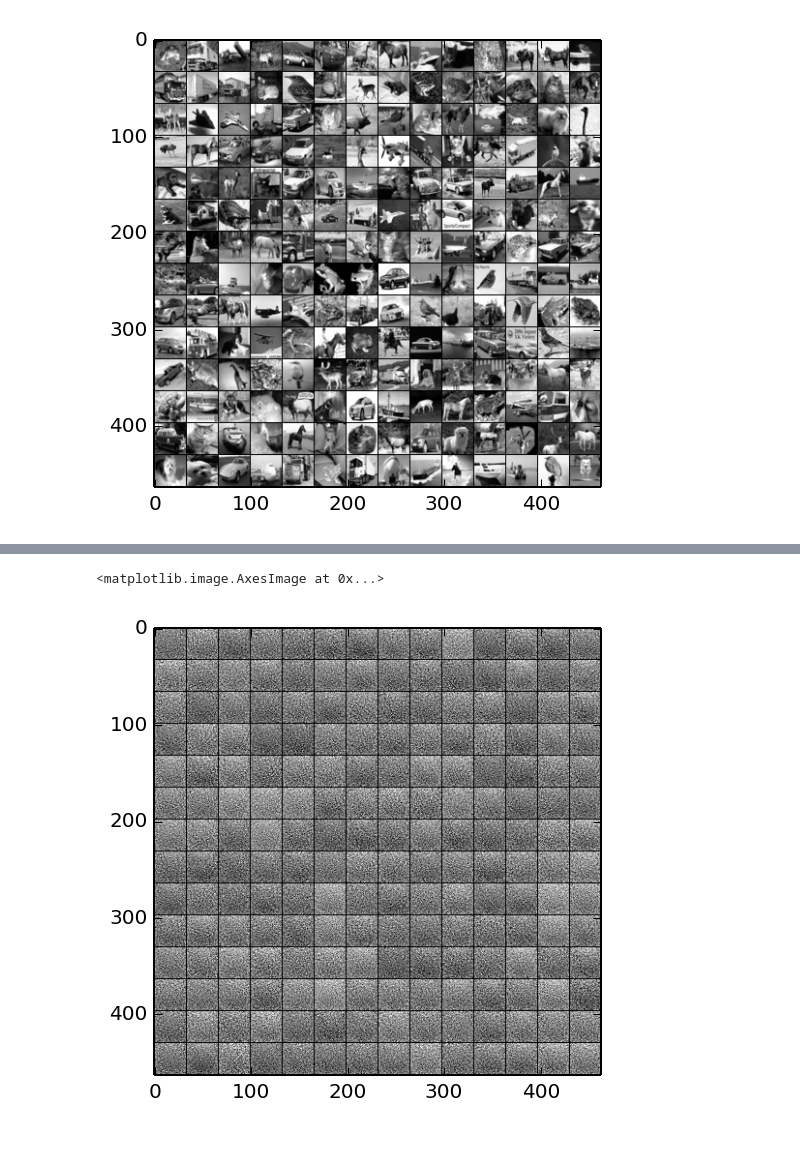
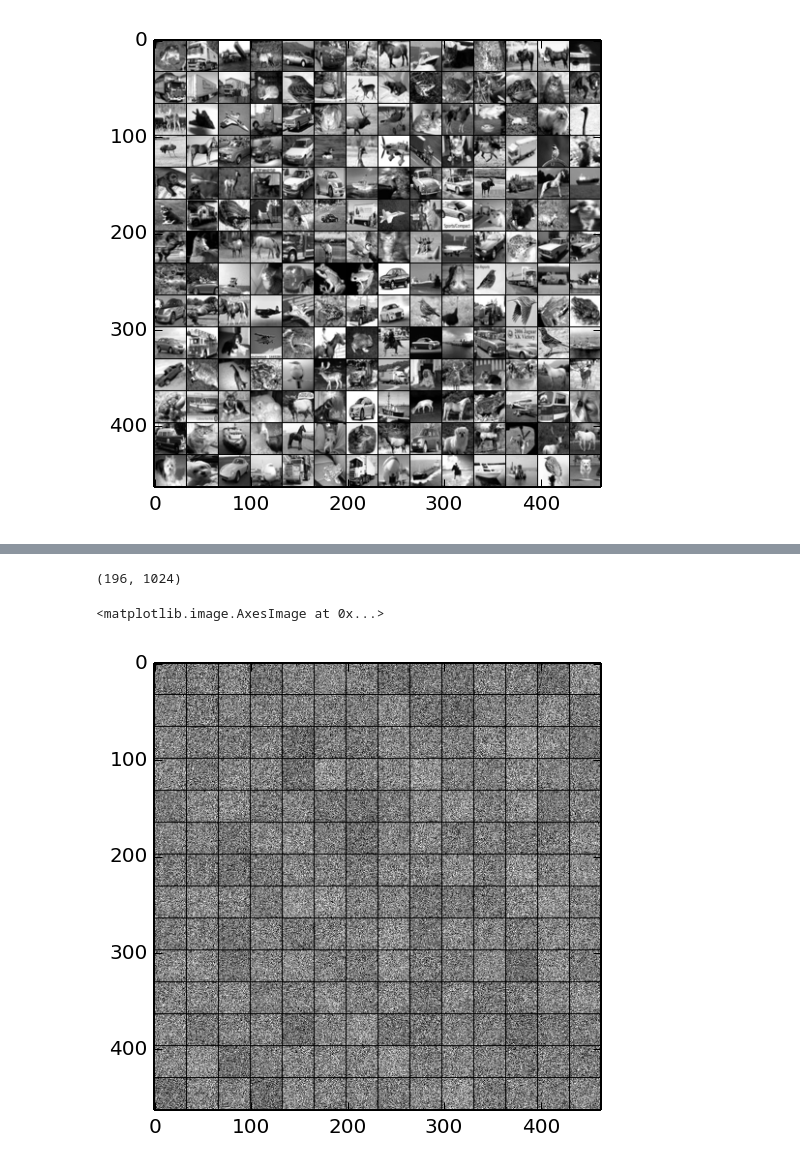
Before and after one commit to osdf/utils, a Jupyter notebook: notebooks/VAE-Testing.ipynb, the cells around one changed output, grey strips where cells are left out. Drawn from its saved outputs; the diff is of its cells as text; code cells hidden in the pictures.

```diff
--- a/notebooks/VAE-Testing.ipynb
+++ b/notebooks/VAE-Testing.ipynb
@@ -62,7 +62,7 @@ def encoder_dg(x, W1init, W2init, W3init, activ=T.tanh):
     # gaussian zero/one noise
     gzo = rng.normal(size=mu.shape)
     # Reparameterized latent variable
-    z = mu + T.sqrt(var+1e-4)*gzo
+    z = mu + T.sqrt(var+1e-6)*gzo
 
     # difference to paper: gradient _descent_, minimize an upper bound
     # -> needs a negative sign
@@ -70,7 +70,7 @@ def encoder_dg(x, W1init, W2init, W3init, activ=T.tanh):
     cost = T.sum(cost, axis=1)
     cost = 0.5 * T.mean(cost)
     params = [W1, b1, W2, b2, W3, b3]
-    return cost, z, params
+    return cost, z, params, mu, log_var
 # %%
 def encoder_dg_var(x, W1init, W2init, W3init, activ=T.tanh):
     """
@@ -180,7 +180,7 @@ def decoder_bern_tied(z, t, W1init, W2init, tied=None, activ=T.tanh):
     cost = T.mean(cost)
     return cost, bern, params
 # %%
-def vae(encoder, decoder, enc_shapes, dec_shapes, tied=False):
+def vae(encoder, decoder, enc_shapes, dec_shapes, enc_ac=T.tanh, dec_ac=T.tanh, tied=False):
     """
     Variational Autoencoder. Provide information on
     weight shapes via _enc_shapes_ and _dec_shapes_.
@@ -191,15 +191,17 @@ def vae(encoder, decoder, enc_shapes, dec_shapes, tied=False):
     for i, shape in enumerate(enc_shapes):
         name = "W{0}init".format(i+1)
         inits[name] = initweight(shape)
+    inits["activ"] = enc_ac
 
     # build encoder
-    enc_cost, enc_z, enc_params = encoder(x, **inits)
+    enc_cost, enc_z, enc_params, enc_mu, enc_var = encoder(x, **inits)
 
     # build decoder
     inits = {}
     for i, shape in enumerate(dec_shapes):
         name = "W{0}init".format(i+1)
         inits[name] = initweight(shape)
+    inits["activ"] = dec_ac
 
     if tied:
         inits["tied"] = enc_params[0]
@@ -207,7 +209,7 @@ def vae(encoder, decoder, enc_shapes, dec_shapes, tied=False):
     cost = enc_cost + dec_cost
     params = enc_params + dec_params
     grads = T.grad(cost, params)
-    return params, cost, grads, x, enc_z, dec_rec
+    return params, cost, grads, x, enc_z, dec_rec, enc_mu, enc_var
 # %%
 def momntm(params, grads, **kwargs):
     """
@@ -269,7 +271,7 @@ enc_out = 3
 dec_hidden = 500
 lr = 1
 momentum = 0.9
-decay = 0.9
+decay = 0.95
 batches = data.shape[0]/btsz
 print "Variational AE"
 print "Epochs", epochs
@@ -288,7 +290,7 @@ decoder = decoder_bern
 
 #params, cost, grads, x, z, rec = vae(encoder, decoder, mlp_enc, mlp_dec)
 decoder = decoder_bern_tied
-params, cost, grads, x, z, rec = vae(encoder, decoder, mlp_enc, mlp_dec, tied=True)
+params, cost, grads, x, z, rec, enc_mu, enc_var = vae(encoder, decoder, mlp_enc, mlp_dec, tied=True)
 learner = {"lr": lr, "momentum": momentum, "decay": decay}
 #updates = momntm(params, grads, **learner)
 updates = adadelta(params, grads, **learner)
@@ -425,10 +462,10 @@ print data[0].min()
 # %%
 epochs = 100
 btsz = 100
-enc_hidden = 500
-enc_out = 100
+enc_hidden = 1000
+enc_out = 30
 dec_hidden = enc_hidden
-lr = 1
+lr = 0.1
 momentum = 0.9
 decay = 0.9
 batches = data.shape[0]/btsz
@@ -439,16 +476,23 @@ print "lr:{0}, momentum:{1}".format(lr, momentum)
 print data.shape
 print
 
+def relu(x):
+    return T.maximum(x, 0)
+
+
 # specify decoder
 mlp_enc = [(data.shape[1], enc_hidden), (enc_hidden, enc_out),
            (enc_hidden, enc_out)]
 encoder = encoder_dg
 
 # specify encoder
-mlp_dec = [(enc_out, dec_hidden), (dec_hidden, data.shape[1])]
-decoder = decoder_gauss_smpl
+#mlp_dec = [(enc_out, dec_hidden), (dec_hidden, data.shape[1])]
+mlp_dec = [(enc_out, dec_hidden), (dec_hidden, data.shape[1]),
+           (dec_hidden, data.shape[1])]
+decoder = decoder_dg
 
-params, cost, grads, x, z, rec = vae(encoder, decoder, mlp_enc, mlp_dec)
+params, cost, grads, x, z, rec, enc_mu, enc_var = vae(encoder, decoder, mlp_enc, mlp_dec,
+                                     enc_ac=relu, dec_ac=relu)
 learner = {"lr": lr, "momentum": momentum, "decay": decay}
 #updates = momntm(params, grads, **learner)
 updates = adadelta(params, grads, **learner)
@@ -486,12 +538,14 @@ imshow(im, cmap=cm.gray)
 # %%
 generator = theano.function([z], rec, allow_input_downcast=True)
-rnds = 2*np.random.standard_normal((14*14, enc_out))
+rnds = np.random.standard_normal((14*14, enc_out))
 gens = generator(rnds)
+print gens.shape
 im = np.array(helpers.visualize(gens, 32*32))
 imshow(im, cmap=cm.gray)
 # %% [output]
-<matplotlib.image.AxesImage at 0x...>
+(196, 1024)
+<matplotlib.image.AxesImage at 0x...>
-[figure, old version]
+[figure, new version]
 # %%
 reconstructor = theano.function([x], rec, allow_input_downcast=True)
 recs = reconstructor(data[:14*14])
```
Also changed, not shown: parts of 8 cells of this notebook.
